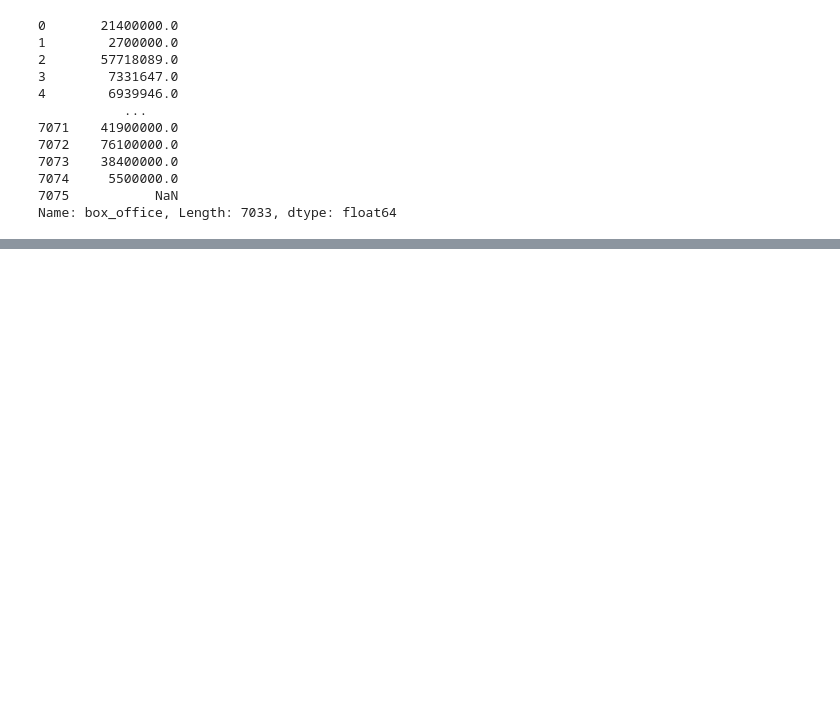
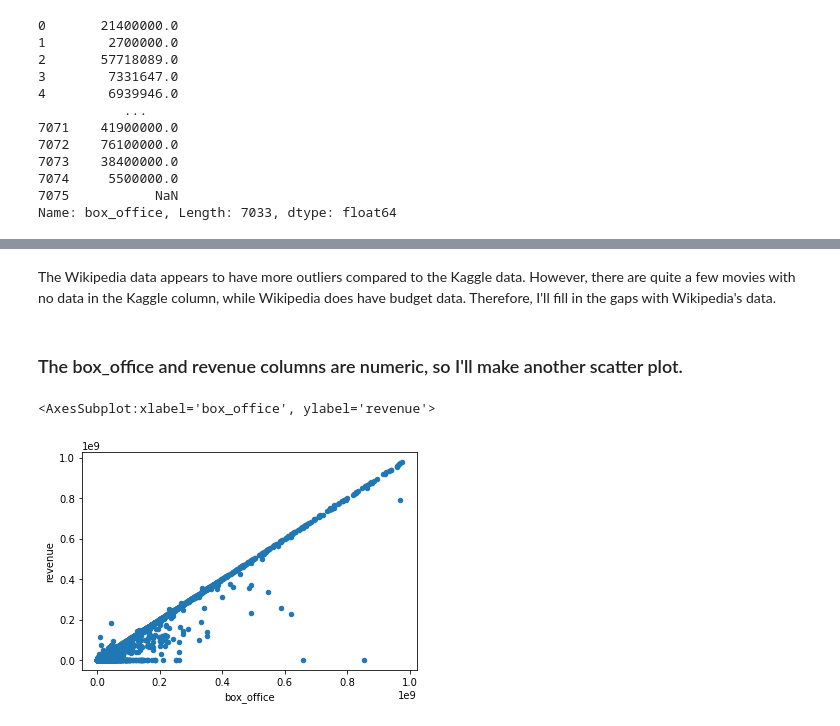
Before and after one commit to shamayun/Movies-ETL, a Jupyter notebook: ETL_Practice.ipynb, the cells around one changed output, grey strips where cells are left out. Saved outputs shown, nothing was run; the diff lists cells and outputs as text; code cells hidden in the pictures; blank space fills up the shorter version.

```diff
--- a/ETL_Practice.ipynb
+++ b/ETL_Practice.ipynb
@@ -900,0 +950,9 @@ Name: rating, dtype: float64
+# %% [markdown]
+The Wikipedia data appears to have more outliers compared to the Kaggle data. However, there are quite a few movies with no data in the Kaggle column, while Wikipedia does have budget data. Therefore, I'll fill in the gaps with Wikipedia's data.
+# %% [markdown]
+### The box_office and revenue columns are numeric, so I'll make another scatter plot.
+# %%
+movies_df.fillna(0)[movies_df['box_office'] < 10**9].plot(x='box_office', y='revenue', kind='scatter')
+# %% [output]
+<AxesSubplot:xlabel='box_office', ylabel='revenue'>
+[figure, added]
```
Also changed, not shown: parts of 129 cells of this notebook.
